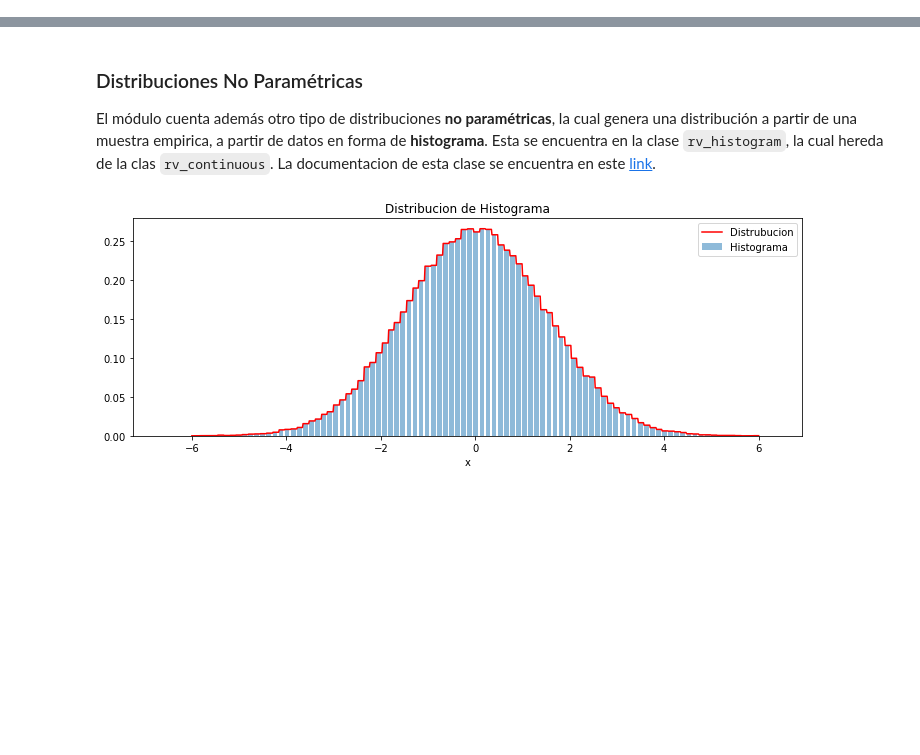
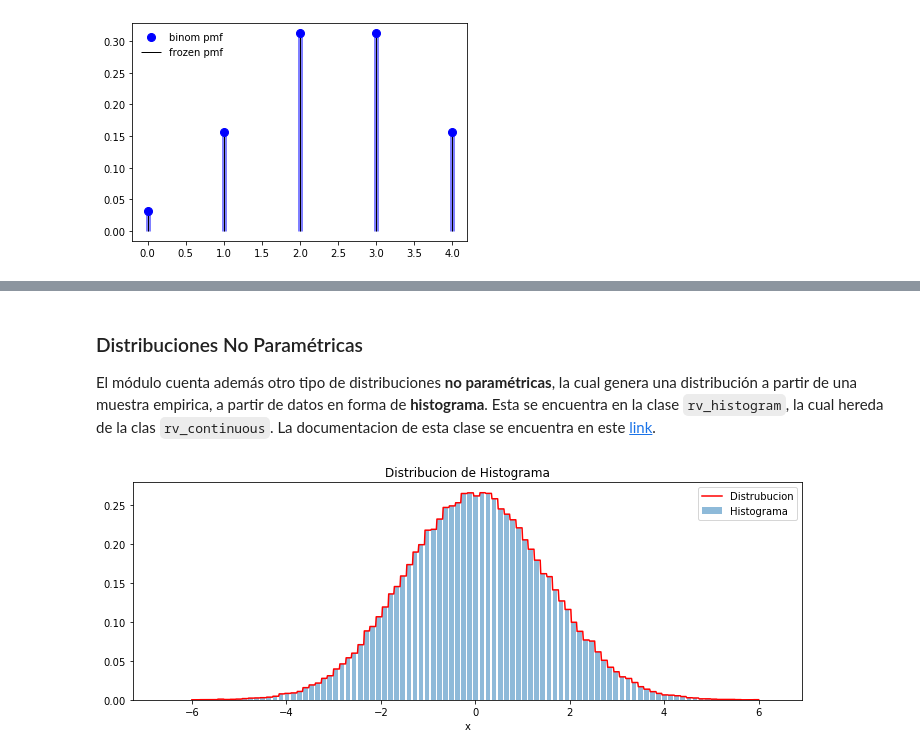
Before and after one commit to diegostaPy/cursoSociedadCientifica, a Jupyter notebook: Distribuciones y Variables Aleatorias.ipynb, the cells around one changed output, grey strips where cells are left out. Cells and saved outputs as stored; diff of their text form; code cells hidden in the pictures; blank space fills up the shorter version.

```diff
--- a/Distribuciones y Variables Aleatorias.ipynb
+++ b/Distribuciones y Variables Aleatorias.ipynb
@@ -58,0 +78,15 @@ Una lista completa con las distribuciones discretas disponibles en el submódulo
+# %%
+from scipy.stats import binom
+n, p = 5, 0.5
+fig, ax = plt.subplots(1, 1)
+x = np.arange(binom.ppf(0.01, n, p),
+              binom.ppf(0.99, n, p))
+ax.plot(x, binom.pmf(x, n, p), 'bo', ms=8, label='binom pmf')
+ax.vlines(x, 0, binom.pmf(x, n, p), colors='b', lw=5, alpha=0.5)
+rv = binom(n, p)
+ax.vlines(x, 0, rv.pmf(x), colors='k', linestyles='-', lw=1,
+        label='frozen pmf')
+ax.legend(loc='best', frameon=False)
+plt.show()
+# %% [output]
+[figure, added]
```
Also changed, not shown: parts of 15 cells of this notebook, 5 other files.
